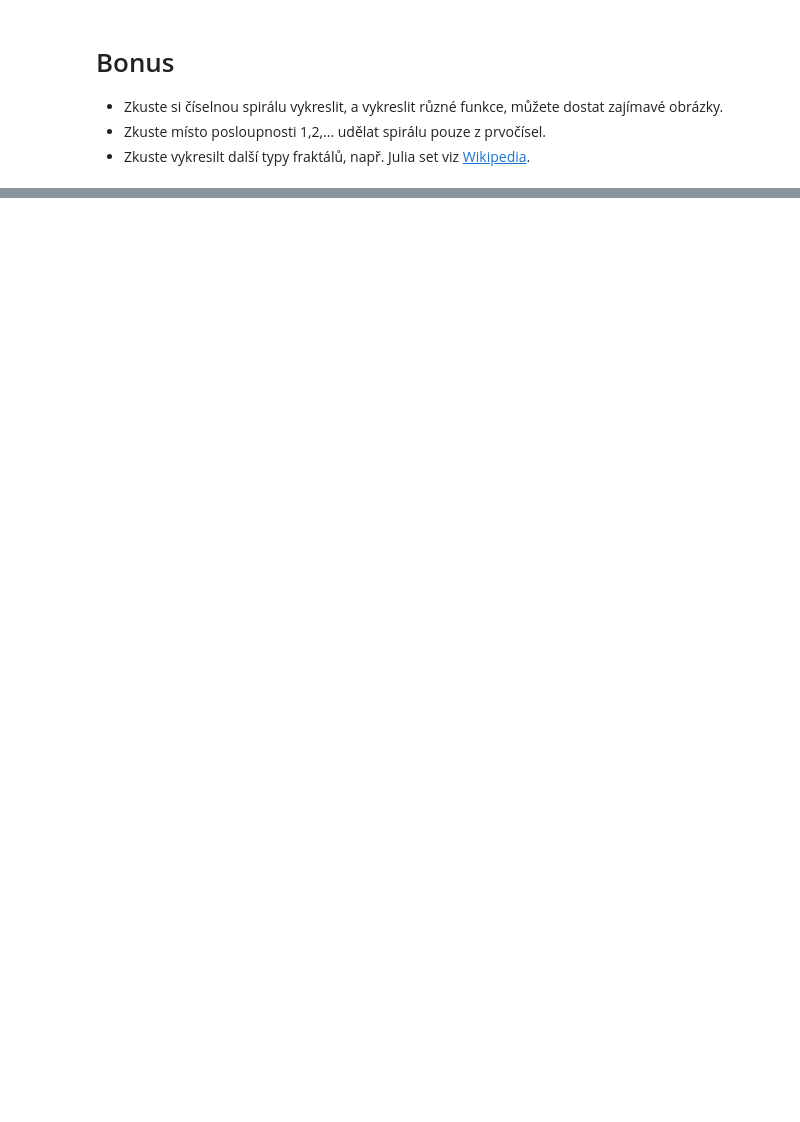
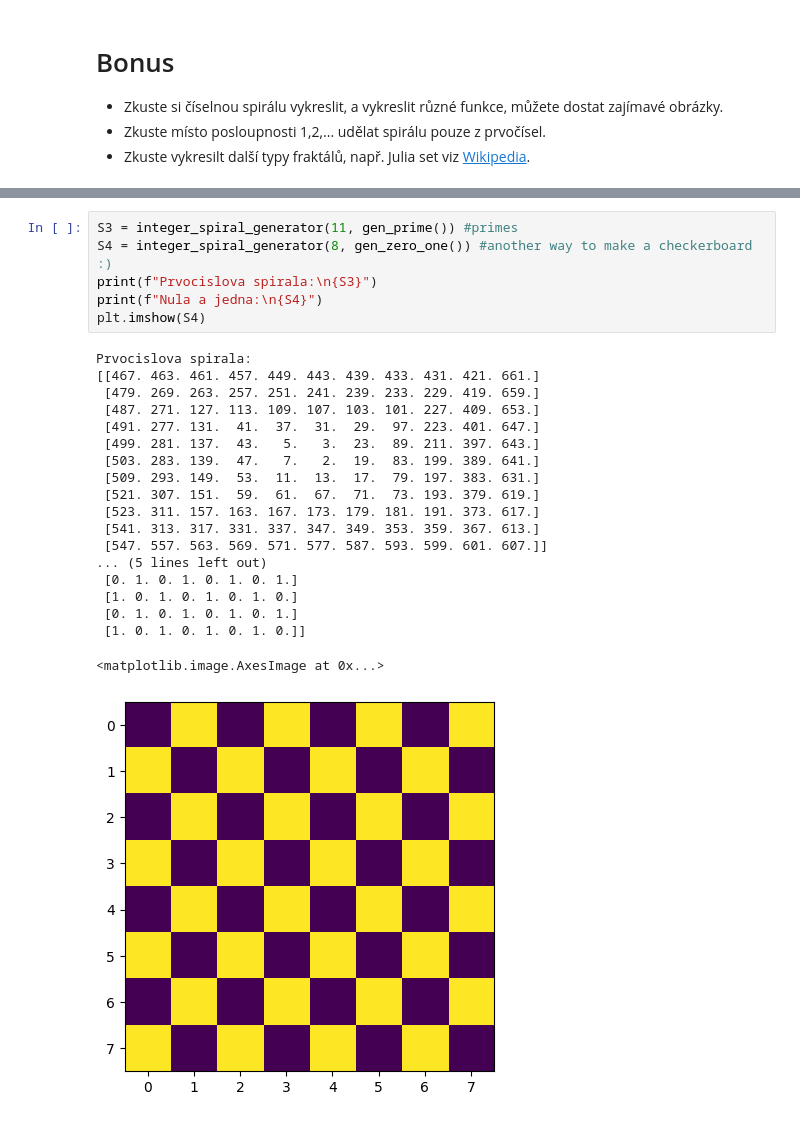
Before and after one commit to PAT0099/ukoly, a Jupyter notebook: 03_ukoly.ipynb, the cells around one changed output, grey strips where cells are left out. Saved outputs shown, nothing was run; the diff lists cells and outputs as text; blank space fills up the shorter version.

```diff
--- a/03_ukoly.ipynb
+++ b/03_ukoly.ipynb
@@ -279,0 +371,26 @@ plt.imshow(np.sin(A*0.03))
+# %%
+S3 = integer_spiral_generator(11, gen_prime()) #primes
+S4 = integer_spiral_generator(8, gen_zero_one()) #another way to make a checkerboard :)
+print(f"Prvocislova spirala:\n{S3}")
+print(f"Nula a jedna:\n{S4}")
+plt.imshow(S4)
+# %% [output]
+Prvocislova spirala:
+[[467. 463. 461. 457. 449. 443. 439. 433. 431. 421. 661.]
+ [479. 269. 263. 257. 251. 241. 239. 233. 229. 419. 659.]
+ [487. 271. 127. 113. 109. 107. 103. 101. 227. 409. 653.]
+ [491. 277. 131.  41.  37.  31.  29.  97. 223. 401. 647.]
+ [499. 281. 137.  43.   5.   3.  23.  89. 211. 397. 643.]
+ [503. 283. 139.  47.   7.   2.  19.  83. 199. 389. 641.]
+ [509. 293. 149.  53.  11.  13.  17.  79. 197. 383. 631.]
+ [521. 307. 151.  59.  61.  67.  71.  73. 193. 379. 619.]
+ [523. 311. 157. 163. 167. 173. 179. 181. 191. 373. 617.]
+ [541. 313. 317. 331. 337. 347. 349. 353. 359. 367. 613.]
+ [547. 557. 563. 569. 571. 577. 587. 593. 599. 601. 607.]]
+... (5 lines left out)
+ [0. 1. 0. 1. 0. 1. 0. 1.]
+ [1. 0. 1. 0. 1. 0. 1. 0.]
+ [0. 1. 0. 1. 0. 1. 0. 1.]
+ [1. 0. 1. 0. 1. 0. 1. 0.]]
+<matplotlib.image.AxesImage at 0x...>
+[figure, added]
```
Also changed, not shown: parts of 9 cells of this notebook.
